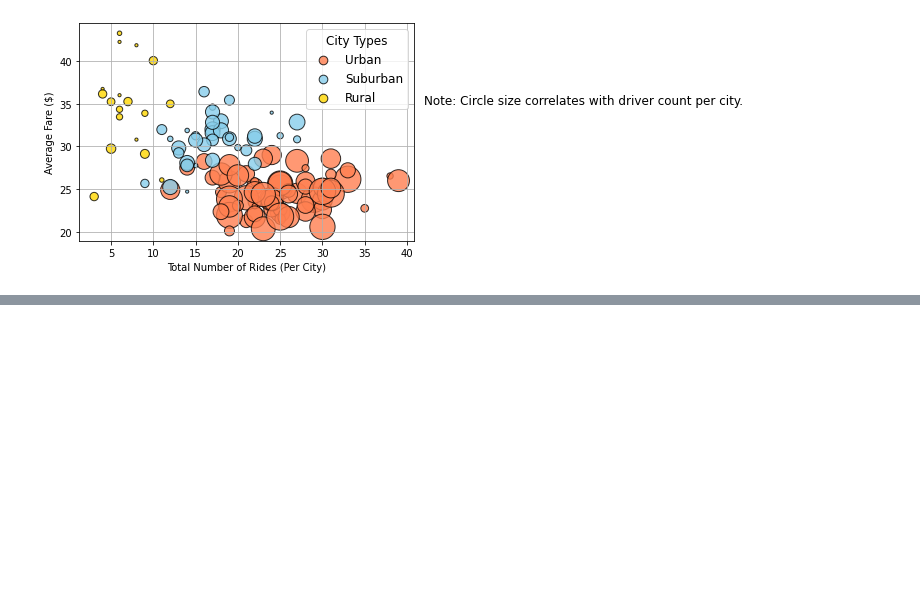
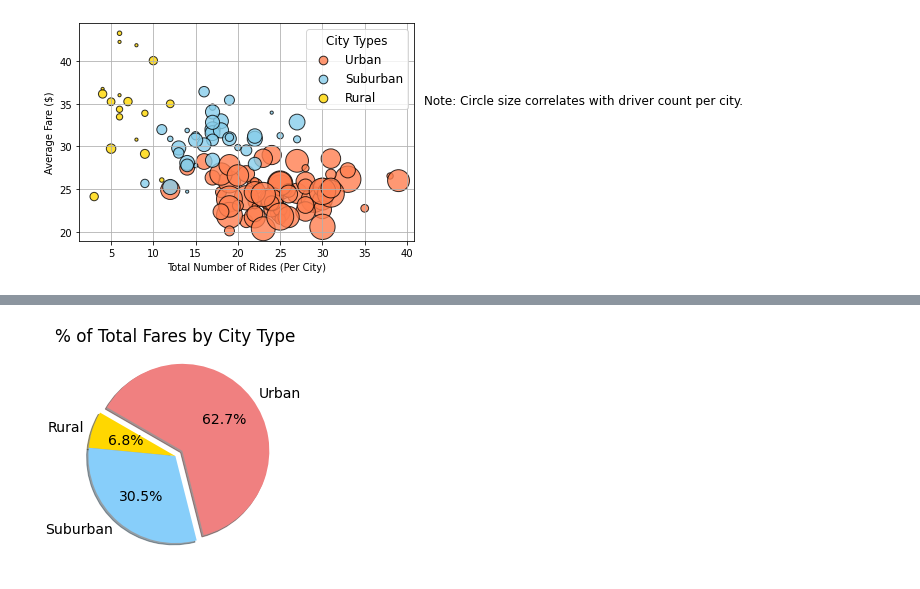
Before and after one commit to asanchez116/PyBer_Analysis, a Jupyter notebook: PyBer .ipynb, the cells around one changed output, grey strips where cells are left out. Cells and saved outputs as stored; diff of their text form; code cells hidden in the pictures; blank space fills up the shorter version.

```diff
--- a/PyBer .ipynb
+++ b/PyBer .ipynb
@@ -183,0 +347,7 @@ plt.show()
+# %%
+# Get the sum of the fares for each city type.
+total_fare_by_type = pyber_data_df.groupby('type')['fare'].sum()
+# Get total sum of fares
+total_fare_sum = pyber_data_df['fare'].sum()
+# Calculate percentage
+type_percents = total_fare_by_type / total_fare_sum *100
@@ -183,0 +362,17 @@ plt.show()
+# %%
+import matplotlib as mpl
+
+plt.pie(type_percents,
+       labels=["Rural", "Suburban", "Urban"],
+       colors=["gold", "lightskyblue", "lightcoral"],
+       explode=[0, 0, 0.1],
+       shadow=True,
+       autopct='%1.1f%%',
+       startangle=150)
+#labels from the boxplot graph
+plt.title("% of Total Fares by City Type")
+mpl.rcParams['font.size'] = 14
+plt.savefig("analysis/Fig5.png")
+plt.show()
+# %% [output]
+[figure, added]
```
Also changed, not shown: parts of 22 cells of this notebook, 2 other files.
